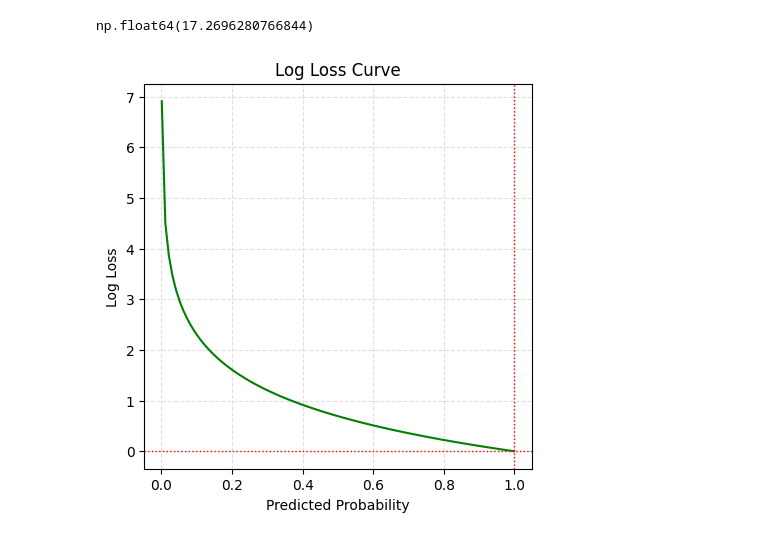
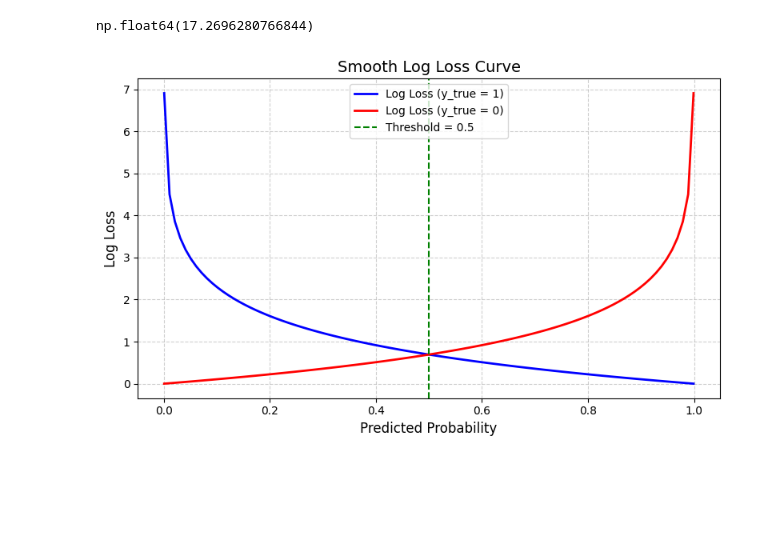
Before and after one commit to KK-coder-12/Loss-and-Cost-function, a Jupyter notebook: Loss_and_cost_functions.ipynb, the cells around one changed output. Saved outputs shown, nothing was run; the diff lists cells and outputs as text; code cells hidden in the pictures; blank space fills up the shorter version.

```diff
--- a/Loss_and_cost_functions.ipynb
+++ b/Loss_and_cost_functions.ipynb
@@ -110,17 +106,25 @@ log_loss(y_true, y_predicted)
 # %% [output]
 np.float64(17.2696280766844)
 # %%
-log_loss = - (y_true * np.log(y_pred) + (1 - y_true) * np.log(1 - y_pred))
+y_pred = np.linspace(0.001, 0.999, 100)
+y_true_1 = 1  # True label is 1
+y_true_0 = 0  # True label is 0
 
-plt.figure(figsize=(5, 5))
-plt.plot(y_pred, log_loss, color='green')
-plt.axvline(x=1, color='red', linestyle=':', linewidth=1)
-plt.axhline(y=0, color='red', linestyle=':', linewidth=1)
+# Calculate log loss for both classes
+log_loss_1 = -np.log(y_pred)          # When true label is 1
+log_loss_0 = -np.log(1 - y_pred)      # When true label is 0
 
-plt.title("Log Loss Curve")
-plt.xlabel("Predicted Probability")
-plt.ylabel("Log Loss")
-plt.grid(True, linestyle='--', alpha=0.4)
+# Plotting
+plt.figure(figsize=(8, 5))
+plt.plot(y_pred, log_loss_1, label='Log Loss (y_true = 1)', color='blue', linewidth=2)
+plt.plot(y_pred, log_loss_0, label='Log Loss (y_true = 0)', color='red', linewidth=2)
+plt.axvline(x=0.5, color='green', linestyle='--', label='Threshold = 0.5')
+plt.title("Smooth Log Loss Curve", fontsize=14)
+plt.xlabel("Predicted Probability", fontsize=12)
+plt.ylabel("Log Loss", fontsize=12)
+plt.legend()
+plt.grid(True, linestyle='--', alpha=0.6)
+plt.tight_layout()
 plt.show()
 # %% [output]
-[figure, old version]
+[figure, new version]
```
Also changed, not shown: parts of 1 cell of this notebook.
